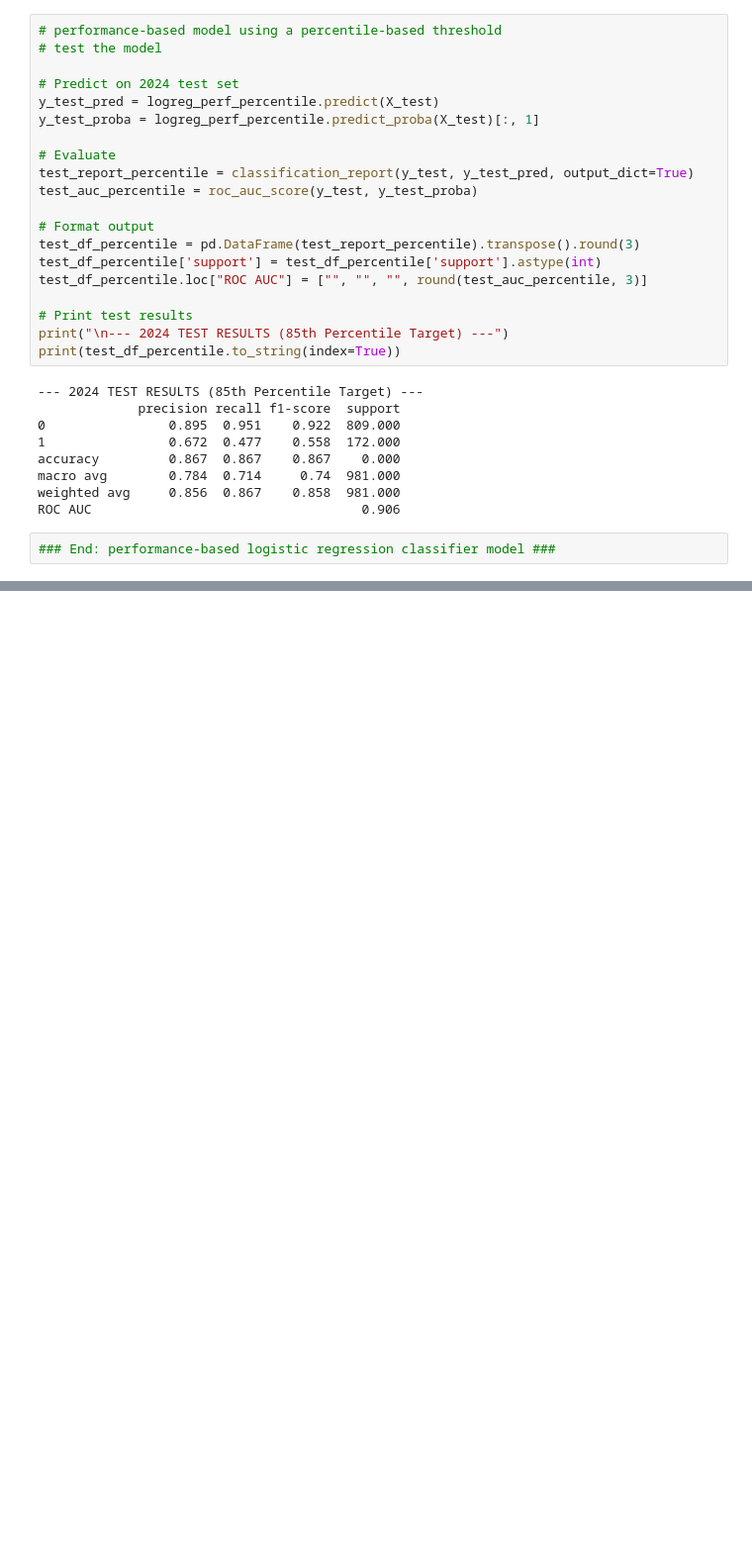
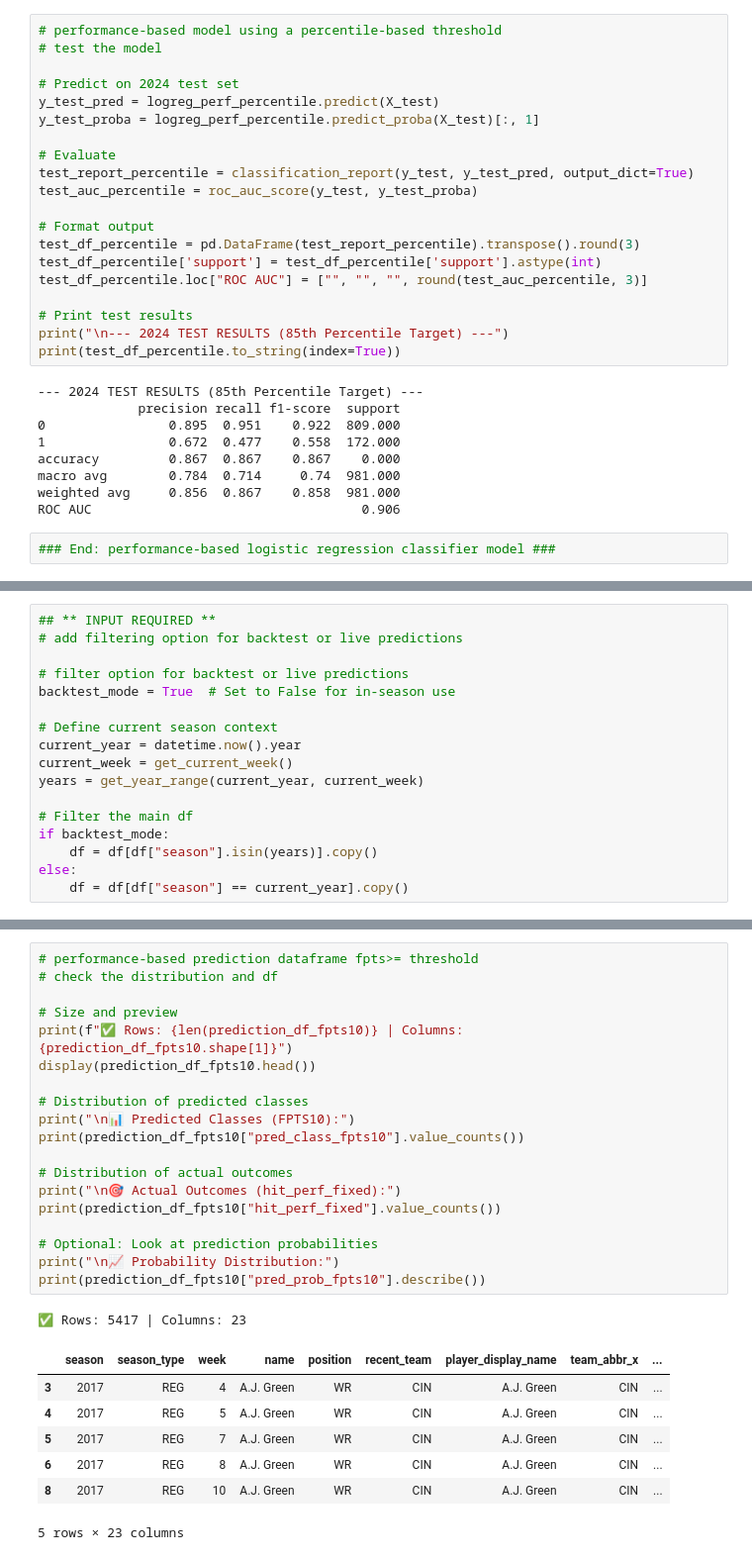
Before and after one commit to ARCtechmo/fanfav, a Jupyter notebook: wr_class_prob_model_dev.ipynb, the cells around one changed output, grey strips where cells are left out. Shown at 99% size. Drawn from its saved outputs; the diff is of its cells as text; blank space fills up the shorter version.

```diff
--- a/wr_class_prob_model_dev.ipynb
+++ b/wr_class_prob_model_dev.ipynb
@@ -1712,0 +1851,17 @@ ROC AUC                                   0.906
+# %%
+## ** INPUT REQUIRED **
+# add filtering option for backtest or live predictions
+
+# filter option for backtest or live predictions
+backtest_mode = True  # Set to False for in-season use
+
+# Define current season context
+current_year = datetime.now().year
+current_week = get_current_week()
+years = get_year_range(current_year, current_week)
+
+# Filter the main df
+if backtest_mode:
+    df = df[df["season"].isin(years)].copy()
+else:
+    df = df[df["season"] == current_year].copy()
@@ -1712,0 +2001,28 @@ ROC AUC                                   0.906
+# %%
+# performance-based prediction dataframe fpts>= threshold
+# check the distribution and df
+
+# Size and preview
+print(f"✅ Rows: {len(prediction_df_fpts10)} | Columns: {prediction_df_fpts10.shape[1]}")
+display(prediction_df_fpts10.head())
+
+# Distribution of predicted classes
+print("\n📊 Predicted Classes (FPTS10):")
+print(prediction_df_fpts10["pred_class_fpts10"].value_counts())
+
+# Distribution of actual outcomes
+print("\n🎯 Actual Outcomes (hit_perf_fixed):")
+print(prediction_df_fpts10["hit_perf_fixed"].value_counts())
+
+# Optional: Look at prediction probabilities
+print("\n📈 Probability Distribution:")
+print(prediction_df_fpts10["pred_prob_fpts10"].describe())
+# %% [output]
+✅ Rows: 5417 | Columns: 23
+|  | season | season_type | week | name | position | recent_team | player_display_name | team_abbr_x | ... |
+| 3 | 2017 | REG | 4 | A.J. Green | WR | CIN | A.J. Green | CIN | ... |
+| 4 | 2017 | REG | 5 | A.J. Green | WR | CIN | A.J. Green | CIN | ... |
+| 5 | 2017 | REG | 7 | A.J. Green | WR | CIN | A.J. Green | CIN | ... |
+| 6 | 2017 | REG | 8 | A.J. Green | WR | CIN | A.J. Green | CIN | ... |
+| 8 | 2017 | REG | 10 | A.J. Green | WR | CIN | A.J. Green | CIN | ... |
+5 rows × 23 columns
```
Also changed, not shown: parts of 37 cells of this notebook.
